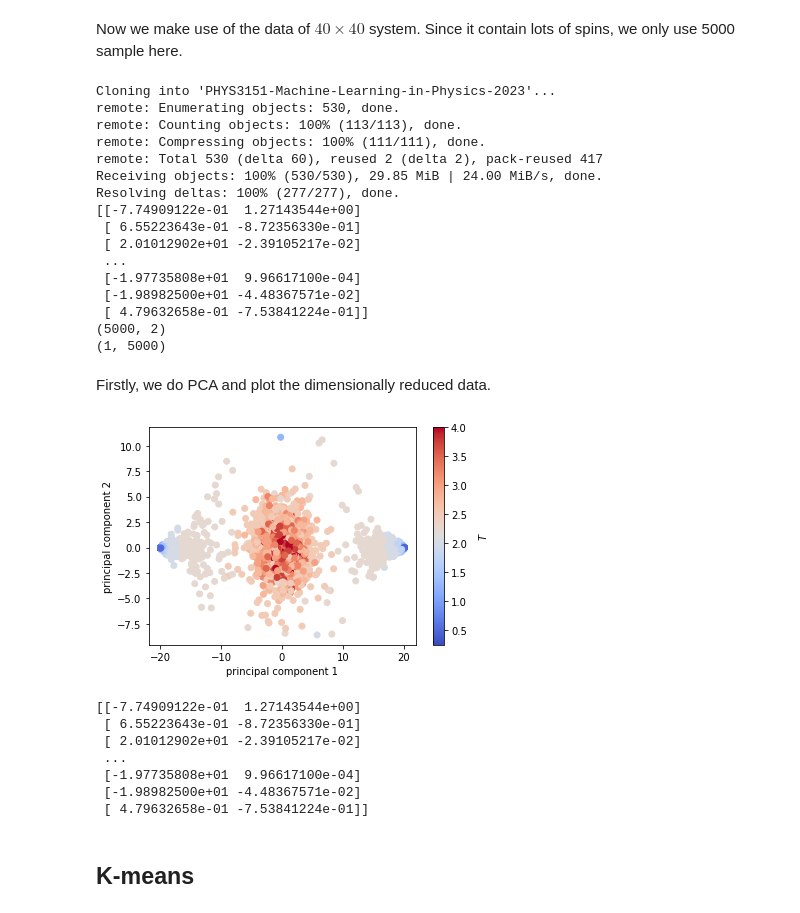
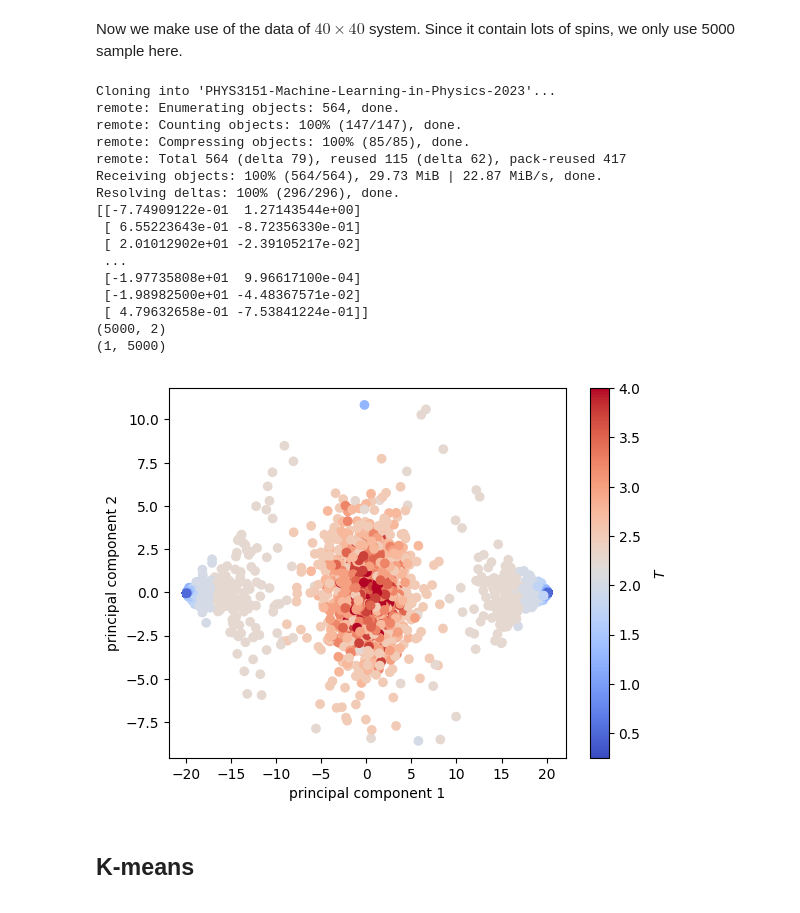
Before and after one commit to LeoisWTT/PHYS3151-Machine-Learning-in-Physics-2023, a Jupyter notebook: clustering/Ising_model.ipynb, the cells around one changed output. Cells and saved outputs as stored; diff of their text form; code cells hidden in the pictures.

```diff
--- a/clustering/Ising_model.ipynb
+++ b/clustering/Ising_model.ipynb
@@ -16,20 +16,20 @@ df3 = pd.read_csv("/content/PHYS3151-Machine-Learning-in-Physics-2023/clustering
 df4 = pd.read_csv("/content/PHYS3151-Machine-Learning-in-Physics-2023/clustering/Ising_clustering_temp.csv",header=None)
 df3 = df3.to_numpy()
 df4 = df4.to_numpy()
-xc = df3
+pc = df3
 tc = df4
 tc = tc.T
-print(xc)
-print(xc.shape)
+print(pc)
+print(pc.shape)
 print(tc.shape)
 # %% [output]
 Cloning into 'PHYS3151-Machine-Learning-in-Physics-2023'...
-remote: Enumerating objects: 530, done.
-remote: Counting objects: 100% (113/113), done.
-remote: Compressing objects: 100% (111/111), done.
-remote: Total 530 (delta 60), reused 2 (delta 2), pack-reused 417
-Receiving objects: 100% (530/530), 29.85 MiB | 24.00 MiB/s, done.
-Resolving deltas: 100% (277/277), done.
+remote: Enumerating objects: 564, done.
+remote: Counting objects: 100% (147/147), done.
+remote: Compressing objects: 100% (85/85), done.
+remote: Total 564 (delta 79), reused 115 (delta 62), pack-reused 417
+Receiving objects: 100% (564/564), 29.73 MiB | 22.87 MiB/s, done.
+Resolving deltas: 100% (296/296), done.
 [[-7.74909122e-01  1.27143544e+00]
  [ 6.55223643e-01 -8.72356330e-01]
  [ 2.01012902e+01 -2.39105217e-02]
@@ -39,29 +39,15 @@ Resolving deltas: 100% (277/277), done.
  [ 4.79632658e-01 -7.53841224e-01]]
 (5000, 2)
 (1, 5000)
-# %% [markdown]
-Firstly, we do PCA and plot the dimensionally reduced data.
 # %%
-from sklearn.decomposition import PCA
-pca = PCA(n_components=2)
-principalComponents = pca.fit_transform(xc)
-plt.scatter(principalComponents[:,0],principalComponents[:,1],c=tc,cmap="coolwarm")
+plt.scatter(pc[:,0],pc[:,1],c=tc,cmap="coolwarm")
 plt.xlabel('principal component 1')
 plt.ylabel('principal component 2')
 cb = plt.colorbar()
 cb.set_label(label='$T$',labelpad=10)
 plt.show()
-print(principalComponents)
-pc = principalComponents
 # %% [output]
-[figure, old version]
+[figure, new version]
-[[-7.74909122e-01  1.27143544e+00]
- [ 6.55223643e-01 -8.72356330e-01]
- [ 2.01012902e+01 -2.39105217e-02]
- ...
- [-1.97735808e+01  9.96617100e-04]
- [-1.98982500e+01 -4.48367571e-02]
- [ 4.79632658e-01 -7.53841224e-01]]
 # %% [markdown]
 ## K-means
 # %% [markdown]
```
Also changed, not shown: parts of 9 cells of this notebook.
